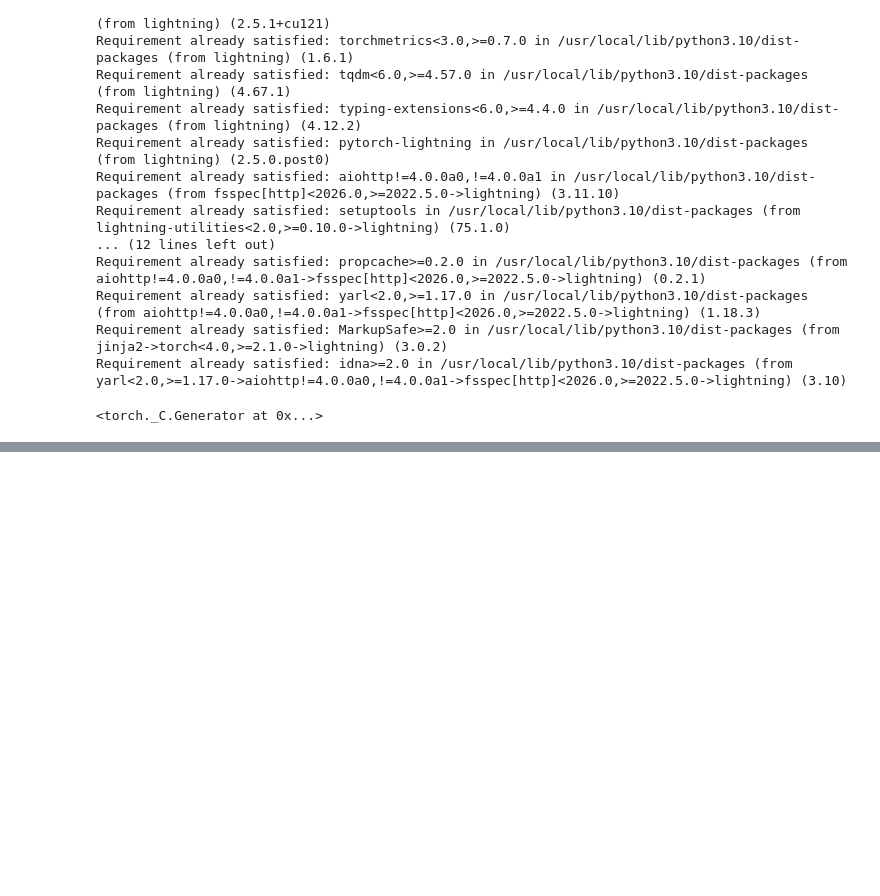
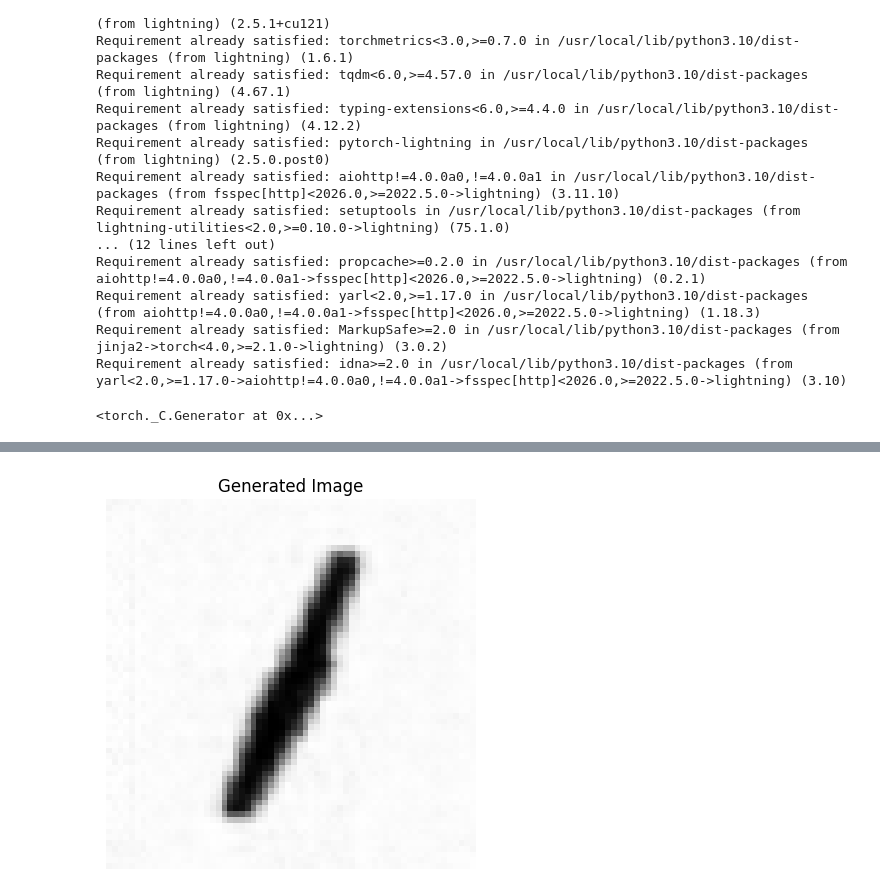
Before and after one commit to Vijay-K-2003/GANs, a Jupyter notebook: DCGAN.ipynb, the cells around one changed output, grey strips where cells are left out. Cells and saved outputs as stored; diff of their text form; code cells hidden in the pictures; blank space fills up the shorter version.

```diff
--- a/DCGAN.ipynb
+++ b/DCGAN.ipynb
@@ -397,2 +397,28 @@ INFO:
 # %%
 # model.plot_images()
+# %%
+# Set the model to evaluation mode
+model.eval()
+
+# Generate a random latent vector z
+latent_dim = model.hparams.latent_dim  # Assumes latent_dim is defined in the model's hyperparameters
+z = torch.randn(1, latent_dim, 1, 1, device=model.device)  # Batch size 1
+
+# Generate output using the generator
+with torch.no_grad():  # No gradients needed for inference
+    generated_img = model.generator(z).cpu()  # Move to CPU for visualization
+
+# The generator output should have shape [1, NUM_CHANNELS, H, W], extract the first image
+generated_img = generated_img.squeeze(0)  # Remove batch dimension
+
+# If grayscale (1 channel), remove the channel dimension
+if generated_img.shape[0] == 1:
+    generated_img = generated_img.squeeze(0)
+
+# Plot the generated image
+plt.imshow(generated_img.numpy(), cmap="gray_r" if generated_img.ndim == 2 else None)
+plt.title("Generated Image")
+plt.axis("off")
+plt.show()
+# %% [output]
+[figure, added]
```
Also changed, not shown: parts of 2 cells of this notebook.
